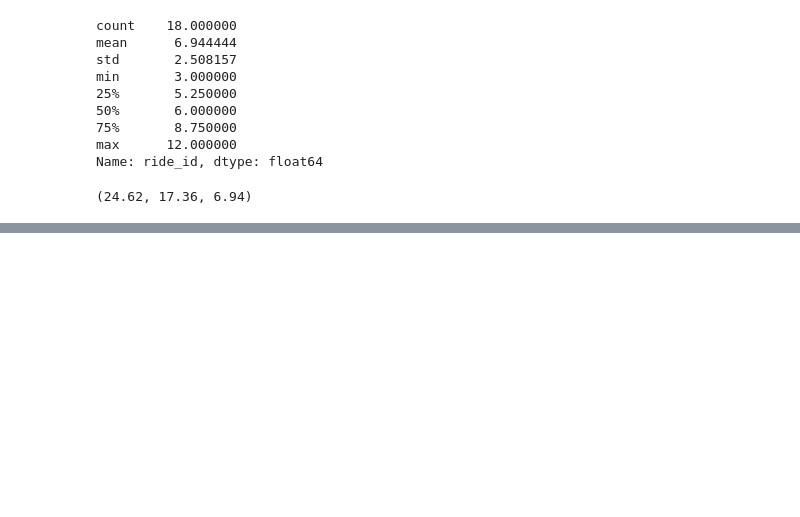
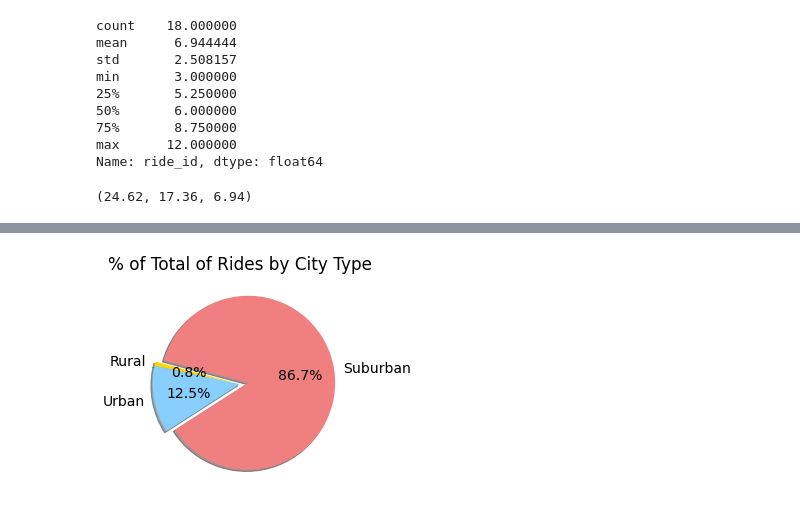
Before and after one commit to JuanPedroMtz/PyBer, a Jupyter notebook: PyBer.ipynb, the cells around one changed output, grey strips where cells are left out. Cells and saved outputs as stored; diff of their text form; code cells hidden in the pictures; blank space fills up the shorter version.

```diff
--- a/PyBer.ipynb
+++ b/PyBer.ipynb
@@ -512,0 +592,15 @@ plt.show()
+# %%
+# Pie Chart for percentage for total driver for city type
+driver_percents = 100 * pyber_data_df.groupby(["type"]).sum()["driver_count"] / pyber_data_df["driver_count"].sum()
+plt.pie(driver_percents,
+        labels=["Rural", "Urban", "Suburban"],
+        colors = ["gold", "lightskyblue", "lightcoral"],
+        explode = [0, 0, 0.1],
+        autopct = "%1.1f%%",
+        shadow = True, startangle=165)
+plt.title("% of Total of Rides by City Type")
+mpl.rcParams["font.size"] = 14
+plt.savefig("./Analysis/fig7.png")
+plt.show()
+# %% [output]
+[figure, added]
```
Also changed, not shown: parts of 46 cells of this notebook.
